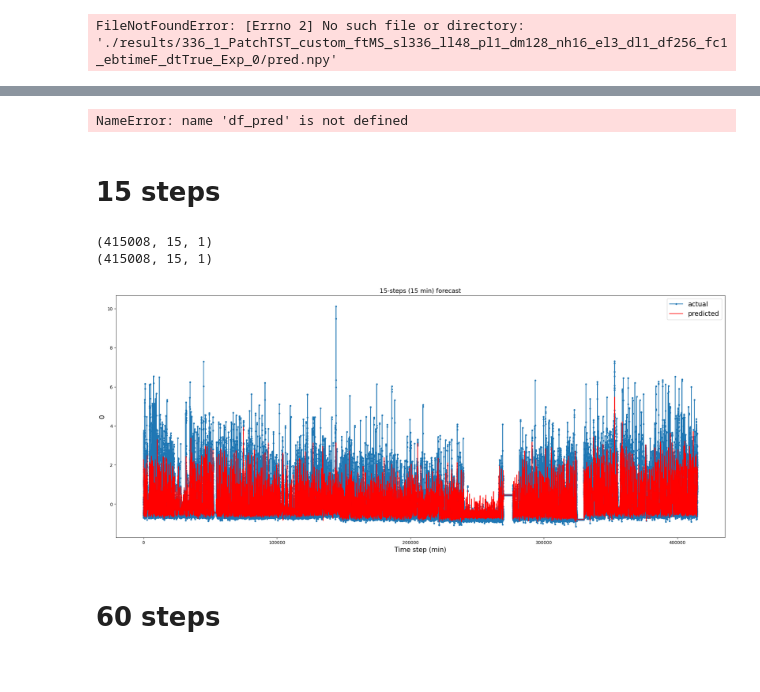
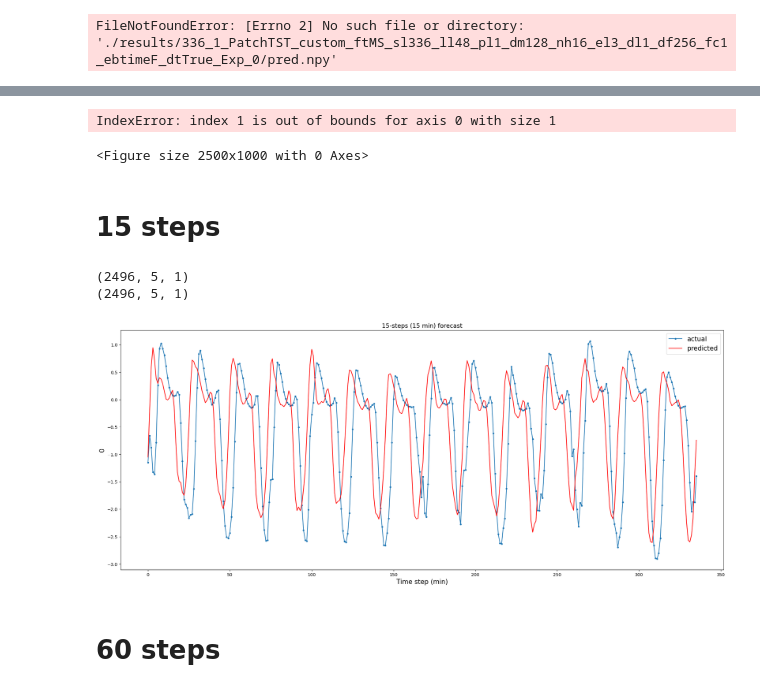
Before and after one commit to matthiasjahnIBM/PatchTST, a Jupyter notebook: PatchTST_supervised/PatchTST_visualization.ipynb, the cells around one changed output, grey strips where cells are left out. Cells and saved outputs as stored; diff of their text form; code cells hidden in the pictures.

Commit message:
results scs

```diff
--- a/PatchTST_supervised/PatchTST_visualization.ipynb
+++ b/PatchTST_supervised/PatchTST_visualization.ipynb
@@ -37,6 +41,6 @@ NameError: name 'pred_npy_1' is not defined
 # %%
 # 1 day = 1440, 12h = 720, 6h= 360
-i = len(df_pred)#1440*7
+i = 24*14 #len(df_pred)#1440*7
 aa=[x for x in range(i)]
 plt.figure(figsize=(25,10))
 
@@ -48,44 +52,45 @@ plt.title('1-steps (1 min) forecast', fontsize=14)
 plt.legend(fontsize=15)
 plt.show()
 # %% [output]
-NameError: name 'df_pred' is not defined
+IndexError: index 1 is out of bounds for axis 0 with size 1
+<Figure size 2500x1000 with 0 Axes>
 # %% [markdown]
 # 15 steps
 # %%
-pred_npy_15 =  np.load("./results/336_15_PatchTST_custom_ftMS_sl336_ll48_pl15_dm128_nh16_el3_dl1_df256_fc1_ebtimeF_dtTrue_Exp_0/pred.npy")
-true_npy_15 =  np.load("./results/336_15_PatchTST_custom_ftMS_sl336_ll48_pl15_dm128_nh16_el3_dl1_df256_fc1_ebtimeF_dtTrue_Exp_0/true.npy")
+pred_npy_15 =  np.load("./results/336_5_PatchTST_custom_ftMS_sl336_ll48_pl5_dm128_nh16_el3_dl1_df256_fc1_ebtimeF_dtTrue_Exp_0/pred.npy")
+true_npy_15 =  np.load("./results/336_5_PatchTST_custom_ftMS_sl336_ll48_pl5_dm128_nh16_el3_dl1_df256_fc1_ebtimeF_dtTrue_Exp_0/true.npy")
 # %%
 print(pred_npy_15.shape)
 print(true_npy_15.shape)
 # %% [output]
-(415008, 15, 1)
-(415008, 15, 1)
+(2496, 5, 1)
+(2496, 5, 1)
 # %%
-pred_npy_15 = pred_npy_15.reshape(415008, 15)
-true_npy_15 = true_npy_15.reshape(415008, 15)
+pred_npy_15 = pred_npy_15.reshape(2496, 5)
+true_npy_15 = true_npy_15.reshape(2496, 5)
 
 # Create DataFrame
 df_pred = pd.DataFrame(pred_npy_15)
 df_true = pd.DataFrame(true_npy_15)
 # %%
 # 1 day = 1440, 12h = 720, 6h= 360
-i = len(df_pred) #1440*7
+i = 24*14#len(df_pred) #1440*7
 aa=[x for x in range(i)]
 plt.figure(figsize=(25,10))
 
-l = 14
+l = 4
 true_column = df_true[df_true.columns[0]]
 pred_column = df_pred[df_pred.columns[l]]
 
 plt.plot(aa, true_column[-i:], marker='.', label="actual")
 plt.plot(aa, pred_column[-i:], 'r', label="predicted")
 plt.ylabel(df_pred.columns[0], size=15)
 plt.xlabel('Time step (min)', size=15)
 plt.title('15-steps (15 min) forecast', fontsize=14)
 plt.legend(fontsize=15)
 plt.show()
 # %% [output]
-[figure, old version]
+[figure, new version]
 # %% [markdown]
 # 60 steps
 # %%
```
Also changed, not shown: parts of 4 cells of this notebook, 11 other files.
